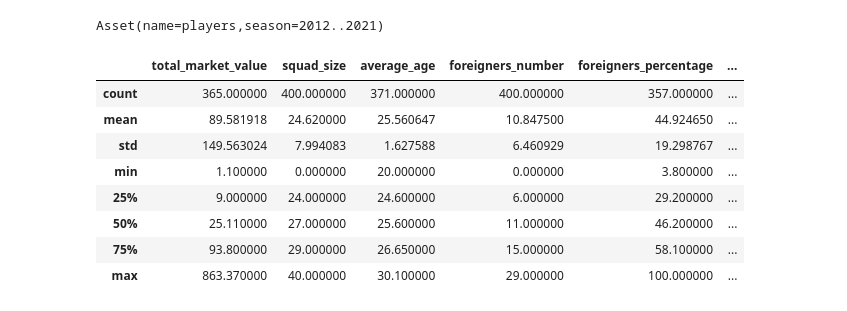
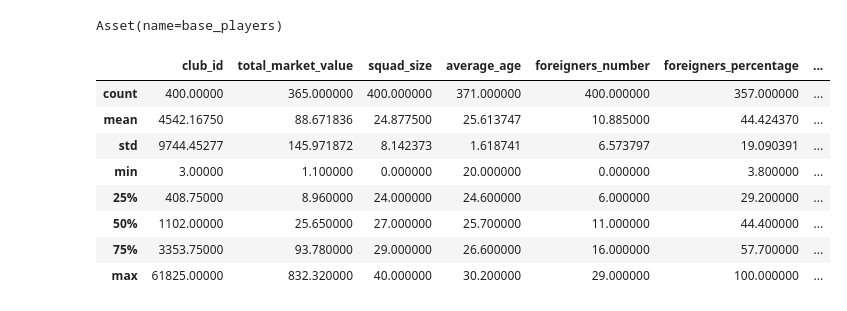
Before and after one commit to dcaribou/transfermarkt-datasets, a Jupyter notebook: notebooks/prep_playbook.ipynb, the cells around one changed output. Saved outputs shown, nothing was run; the diff lists cells and outputs as text; code cells hidden in the pictures.

Commit message:
Move "prep" pipeline to dagster (#103)

```diff
--- a/notebooks/prep_playbook.ipynb
+++ b/notebooks/prep_playbook.ipynb
@@ -12,9 +12,9 @@ os.chdir(home)
 # initialize the asset runner
 
 import pandas as pd
-from transfermarkt_datasets.transfermarkt_datasets import TransfermarktDatasets
+from transfermarkt_datasets.core.dataset import Dataset
 
-td = TransfermarktDatasets()
+td = Dataset()
 # %%
 # kickoff processing. this will load and post-process the data
 # after the processing, raw and prepared datasets are available as pandas dataframes
@@ -54,25 +138,24 @@ competitions       data/raw  [2012, 2013, 2014, 2015, 2016, 2017, 2018, 2019, 20
 # %%
 # get a reference to one asset
 
-players = td.assets["players"]
-print(players)
+base_players = td.assets["base_players"]
+print(base_players)
 # %% [output]
-Asset(name=players,season=2012..2021)
+Asset(name=base_players)
 # %%
 # get a reference to the pandas dataframes containing prepared data
 
-clubs = td.assets["clubs"]
+base_clubs = td.assets["base_clubs"]
 
-prep = clubs.prep_df
-
+prep = base_clubs.prep_df
 prep.describe()
 # %% [output]
-|  | total_market_value | squad_size | average_age | foreigners_number | foreigners_percentage | ... |
-| count | 365.000000 | 400.000000 | 371.000000 | 400.000000 | 357.000000 | ... |
-| mean | 89.581918 | 24.620000 | 25.560647 | 10.847500 | 44.924650 | ... |
-| std | 149.563024 | 7.994083 | 1.627588 | 6.460929 | 19.298767 | ... |
-| min | 1.100000 | 0.000000 | 20.000000 | 0.000000 | 3.800000 | ... |
-| 25% | 9.000000 | 24.000000 | 24.600000 | 6.000000 | 29.200000 | ... |
-| 50% | 25.110000 | 27.000000 | 25.600000 | 11.000000 | 46.200000 | ... |
-| 75% | 93.800000 | 29.000000 | 26.650000 | 15.000000 | 58.100000 | ... |
-| max | 863.370000 | 40.000000 | 30.100000 | 29.000000 | 100.000000 | ... |
+|  | club_id | total_market_value | squad_size | average_age | foreigners_number | foreigners_percentage | ... |
+| count | 400.00000 | 365.000000 | 400.000000 | 371.000000 | 400.000000 | 357.000000 | ... |
+| mean | 4542.16750 | 88.671836 | 24.877500 | 25.613747 | 10.885000 | 44.424370 | ... |
+| std | 9744.45277 | 145.971872 | 8.142373 | 1.618741 | 6.573797 | 19.090391 | ... |
+| min | 3.00000 | 1.100000 | 0.000000 | 20.000000 | 0.000000 | 3.800000 | ... |
+| 25% | 408.75000 | 8.960000 | 24.000000 | 24.600000 | 6.000000 | 29.200000 | ... |
+| 50% | 1102.00000 | 25.650000 | 27.000000 | 25.700000 | 11.000000 | 44.400000 | ... |
+| 75% | 3353.75000 | 93.780000 | 29.000000 | 26.600000 | 16.000000 | 57.700000 | ... |
+| max | 61825.00000 | 832.320000 | 40.000000 | 30.200000 | 29.000000 | 100.000000 | ... |
```
Also changed, not shown: parts of 4 cells of this notebook, 36 other files.
